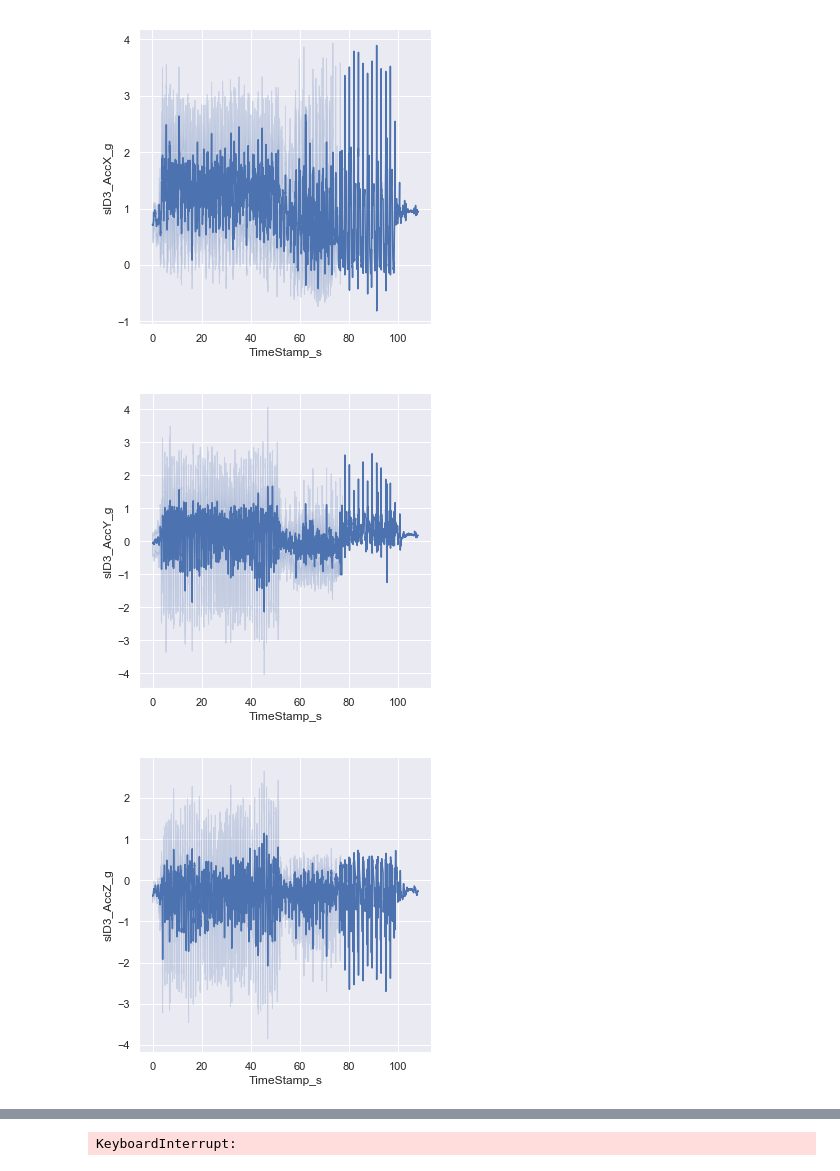
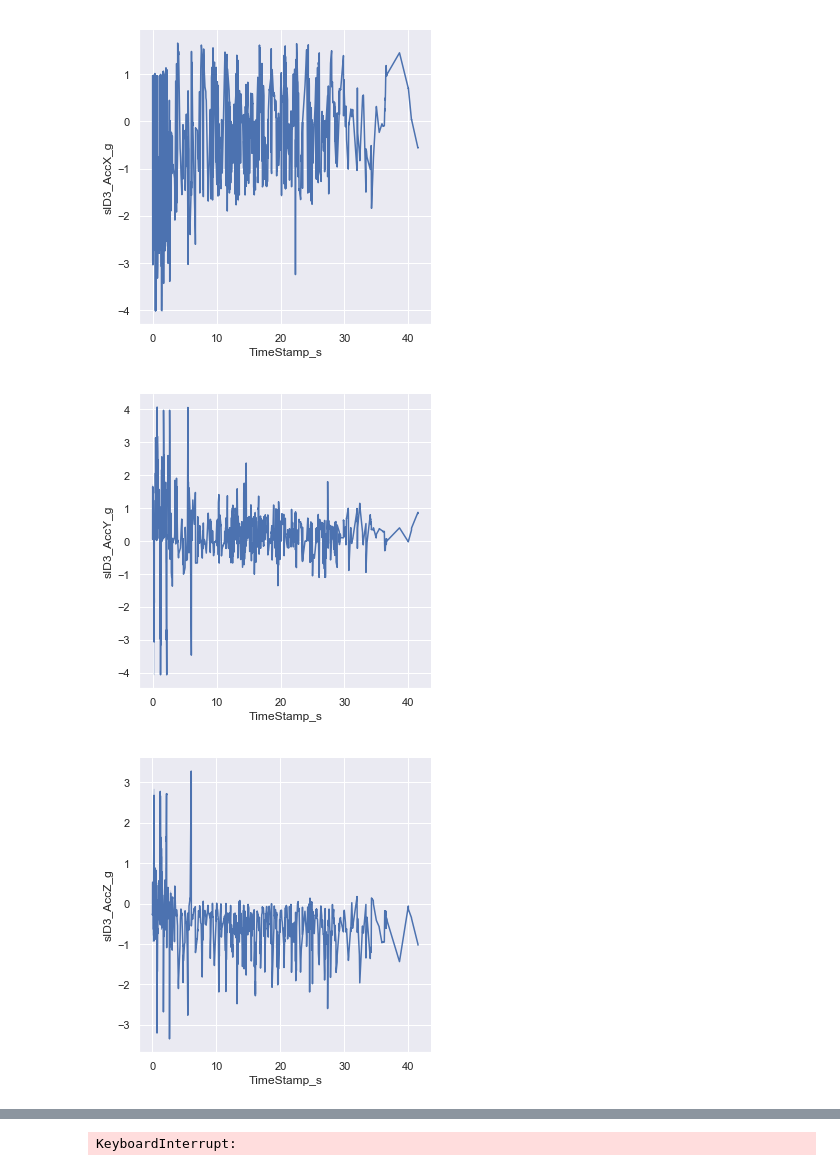
Before and after one commit to Landcruiser87/Capstone_Project, a Jupyter notebook: Notebooks/Untitled.ipynb, the cells around one changed output, grey strips where cells are left out. Drawn from its saved outputs; the diff is of its cells as text; code cells hidden in the pictures.

```diff
--- a/Notebooks/Untitled.ipynb
+++ b/Notebooks/Untitled.ipynb
@@ -10,3 +8,5 @@ df = pd.read_csv('/githubrepo/CapstoneA/data/Zenshin_Data/ComboPlatter.csv')
+# %%
+df4 = pd.read_csv('/Users/samanthasprague/Downloads/ComboPlatter_New.csv')
 # %%
-df = pd.DataFrame(df)
+df4 = pd.DataFrame(df4)
 # %%
@@ -69,25 +113,25 @@ NameError: name 'sns' is not defined
 # %%
 sns.set()
 sns.relplot(x="TimeStamp_s", y="sID3_AccX_g", facet_kws=dict(sharex=False),
-            kind="line", legend="full", data=df);
+            kind="line", legend="full", data=df4);
 # %% [output]
-[figure, old version]
+[figure, new version]
 # %%
 #y
 # %%
 sns.set()
 sns.relplot(x="TimeStamp_s", y="sID3_AccY_g", facet_kws=dict(sharex=False),
-            kind="line", legend="full", data=df);
+            kind="line", legend="full", data=df4);
 # %% [output]
-[figure, old version]
+[figure, new version]
 # %%
 #z
 # %%
 sns.set()
 sns.relplot(x="TimeStamp_s", y="sID3_AccZ_g", facet_kws=dict(sharex=False),
-            kind="line", legend="full", data=df);
+            kind="line", legend="full", data=df4);
 # %% [output]
-[figure, old version]
+[figure, new version]
 # %%
 #2D Plots of sID1
 # %%
```
Also changed, not shown: parts of 42 cells of this notebook, 9 other files.
